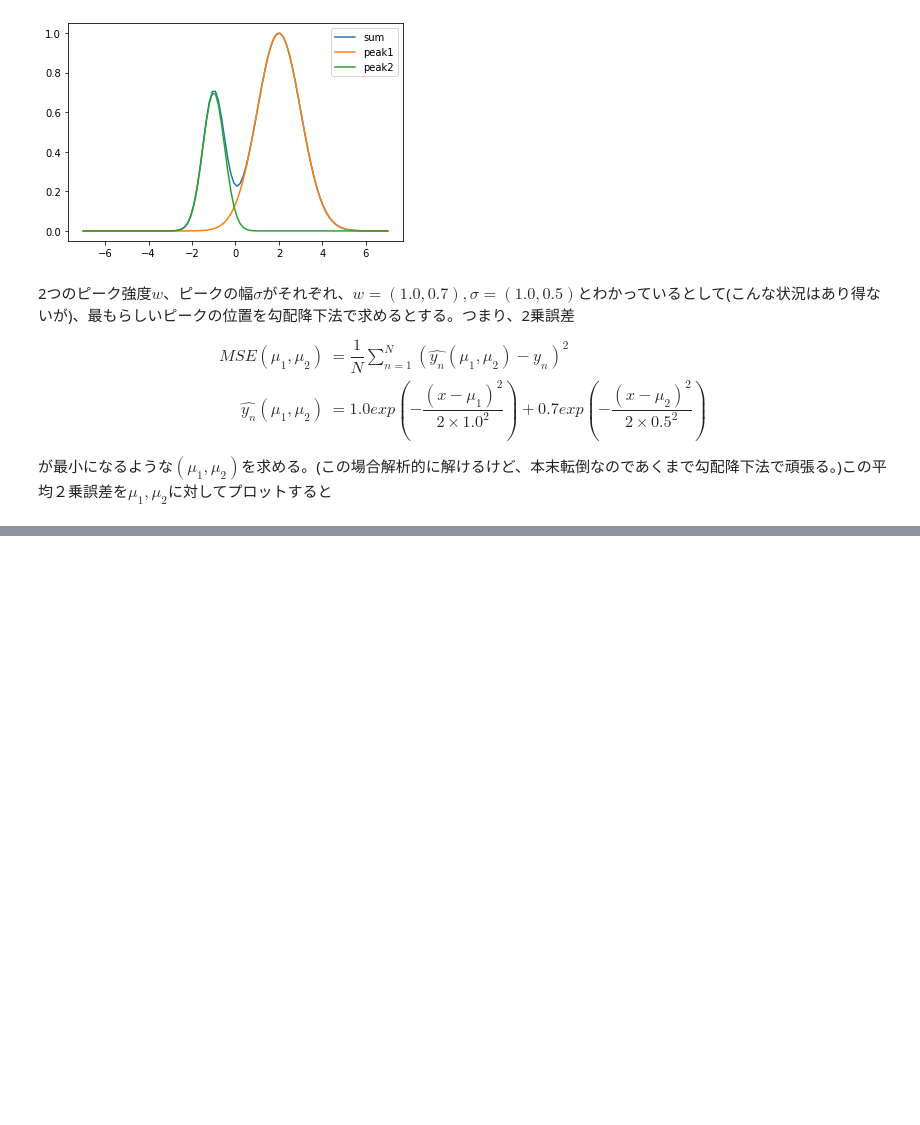
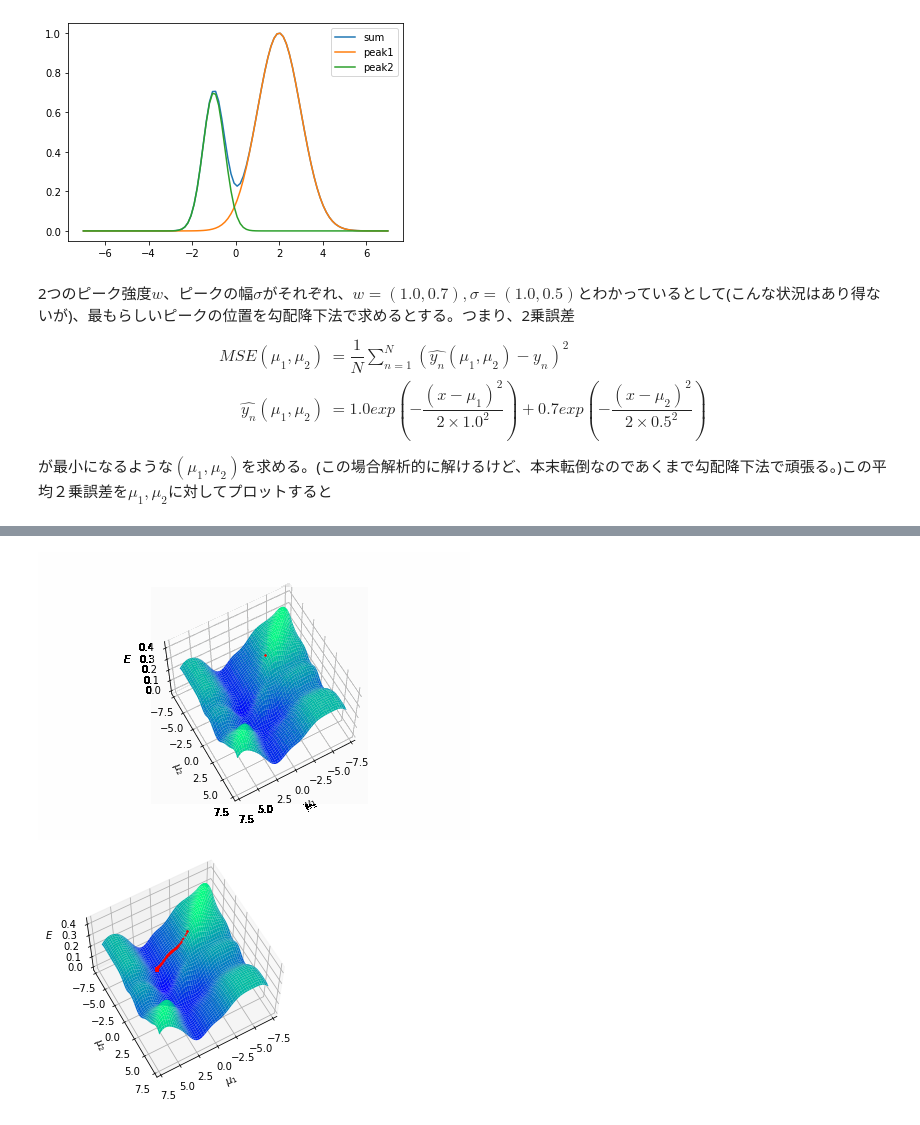
Before and after one commit to fftakumi/MOD2NNQ, a Jupyter notebook: Optimizer/introduction.ipynb, the cells around one changed output, grey strips where cells are left out. Cells and saved outputs as stored; diff of their text form; code cells hidden in the pictures; blank space fills up the shorter version.

```diff
--- a/Optimizer/introduction.ipynb
+++ b/Optimizer/introduction.ipynb
@@ -95,0 +102,20 @@ Text(0.5, 0, '$E$')
+# %%
+def update_graph(num):
+  sc.axes.scatter(mu_history[num, 0], mu_history[num, 1], E_history[num], color="red", s=1, zorder=2)
+
+
+fig = plt.figure()
+ax = fig.add_subplot(projection='3d', computed_zorder=False)
+ax.plot_surface(mmu1, mmu2, MSE, cmap="winter", zorder=1)
+sc = ax.scatter(mu_history[0, 0], mu_history[0, 1], E_history[0], color="red", s=1, zorder=2)
+ax.view_init(elev=61, azim=61)
+ax.set_xlabel("$\mu_1$")
+ax.set_ylabel("$\mu_2$")
+ax.set_zlabel("$E$")
+
+ani = matplotlib.animation.FuncAnimation(fig, update_graph, iter, interval=40, blit=False)
+ani.save('out/gradient.gif', writer='pillow')
+Image('out/gradient.gif')
+# %% [output]
+[figure, added]
+[figure, added]
```
Also changed, not shown: parts of 5 cells of this notebook, 2 other files.
